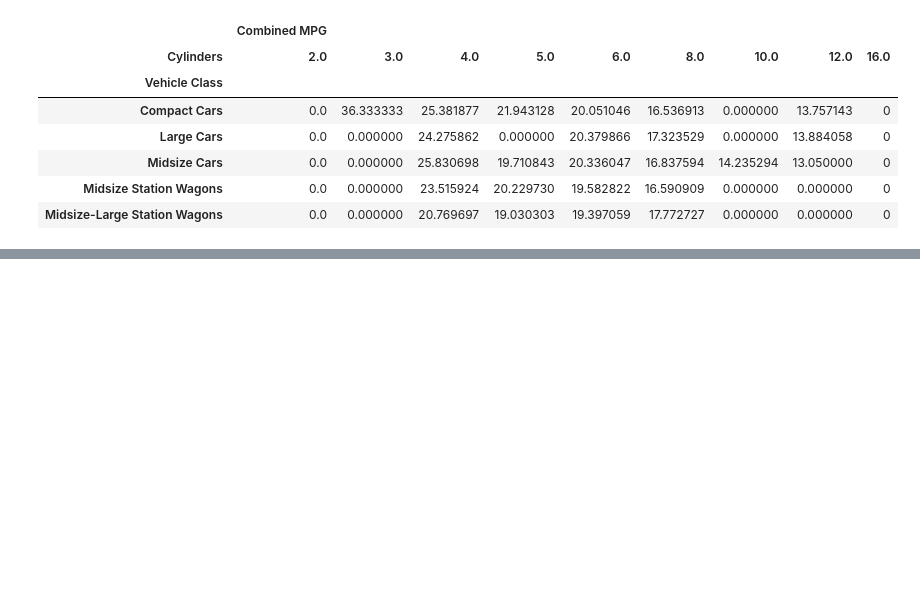
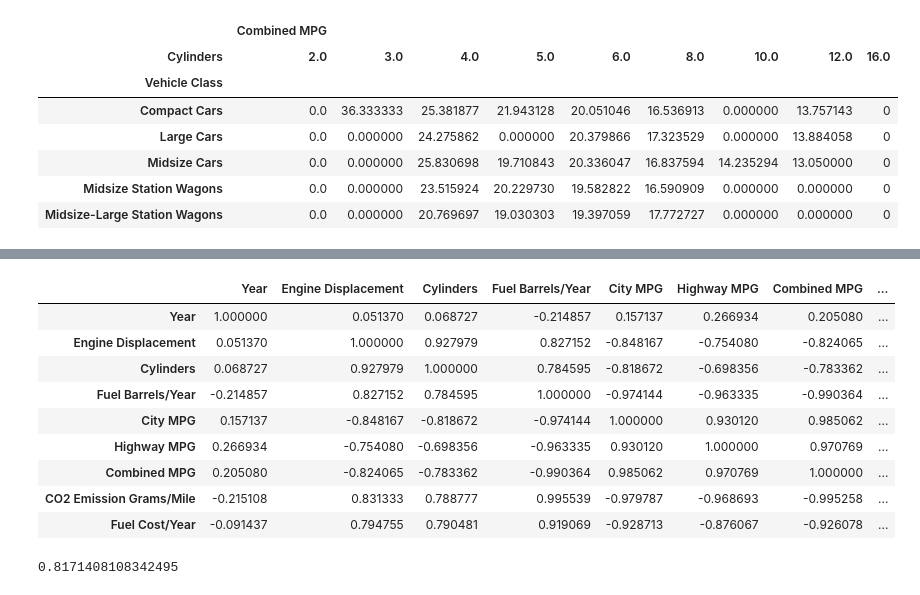
Before and after one commit to gtxsy/data-labs, a Jupyter notebook: Pivot Tables.ipynb, the cells around one changed output, grey strips where cells are left out. Drawn from its saved outputs; the diff is of its cells as text; code cells hidden in the pictures; blank space fills up the shorter version.

```diff
--- a/Pivot Tables.ipynb
+++ b/Pivot Tables.ipynb
@@ -63,0 +83,19 @@ vehicles.pivot_table(index=["Vehicle Class"], columns=["Cylinders"], values=["Co
+# %%
+# Compute Spearman correlation
+vehicles.corr(method='spearman')
+# %% [output]
+|  | Year | Engine Displacement | Cylinders | Fuel Barrels/Year | City MPG | Highway MPG | Combined MPG | ... |
+| Year | 1.000000 | 0.051370 | 0.068727 | -0.214857 | 0.157137 | 0.266934 | 0.205080 | ... |
+| Engine Displacement | 0.051370 | 1.000000 | 0.927979 | 0.827152 | -0.848167 | -0.754080 | -0.824065 | ... |
+| Cylinders | 0.068727 | 0.927979 | 1.000000 | 0.784595 | -0.818672 | -0.698356 | -0.783362 | ... |
+| Fuel Barrels/Year | -0.214857 | 0.827152 | 0.784595 | 1.000000 | -0.974144 | -0.963335 | -0.990364 | ... |
+| City MPG | 0.157137 | -0.848167 | -0.818672 | -0.974144 | 1.000000 | 0.930120 | 0.985062 | ... |
+| Highway MPG | 0.266934 | -0.754080 | -0.698356 | -0.963335 | 0.930120 | 1.000000 | 0.970769 | ... |
+| Combined MPG | 0.205080 | -0.824065 | -0.783362 | -0.990364 | 0.985062 | 0.970769 | 1.000000 | ... |
+| CO2 Emission Grams/Mile | -0.215108 | 0.831333 | 0.788777 | 0.995539 | -0.979787 | -0.968693 | -0.995258 | ... |
+| Fuel Cost/Year | -0.091437 | 0.794755 | 0.790481 | 0.919069 | -0.928713 | -0.876067 | -0.926078 | ... |
+# %%
+# Compute Kendall's Tau correlation coefficient
+vehicles['City MPG'].corr(vehicles['Highway MPG'], method="kendall")
+# %% [output]
+0.8171408108342495
```
Also changed, not shown: parts of 2 cells of this notebook.
